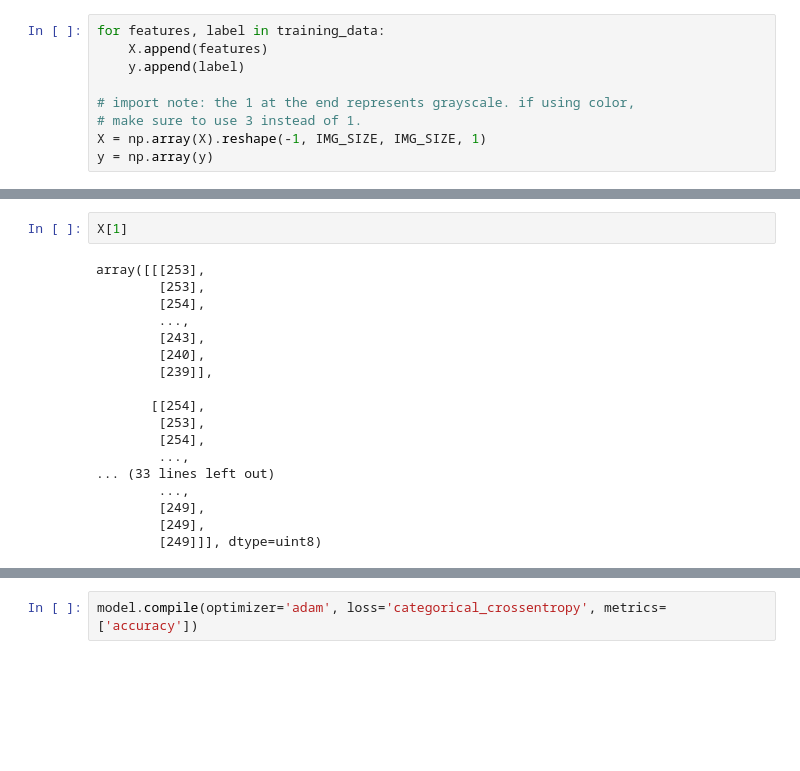
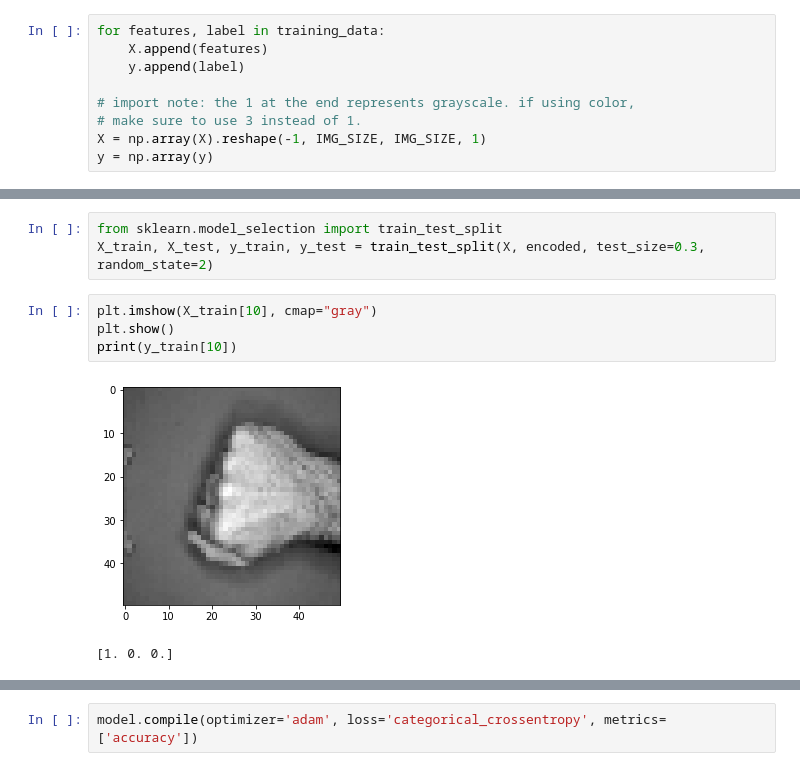
Before and after one commit to marknielcruz/ML-rock-paper-scissors, a Jupyter notebook: RockPaperScissorsKeras_TensorFlow_V2 After Emmanuel.ipynb, the cells around one changed output, grey strips where cells are left out. Saved outputs shown, nothing was run; the diff lists cells and outputs as text; blank space fills up the shorter version.

```diff
--- a/RockPaperScissorsKeras_TensorFlow_V2 After Emmanuel.ipynb
+++ b/RockPaperScissorsKeras_TensorFlow_V2 After Emmanuel.ipynb
@@ -130,20 +133,10 @@ print(inverted)
-# %%
-X[1]
-# %% [output]
-array([[[253],
-        [253],
-        [254],
-        ...,
-        [243],
-        [240],
-        [239]],
-
-       [[254],
-        [253],
-        [254],
-        ...,
-... (33 lines left out)
-        ...,
-        [249],
-        [249],
-        [249]]], dtype=uint8)
+# %%
+from sklearn.model_selection import train_test_split
+X_train, X_test, y_train, y_test = train_test_split(X, encoded, test_size=0.3, random_state=2)
+# %%
+plt.imshow(X_train[10], cmap="gray")
+plt.show()
+print(y_train[10])
+# %% [output]
+[figure, added]
+[1. 0. 0.]
```
Also changed, not shown: parts of 22 cells of this notebook, 1 other file.
